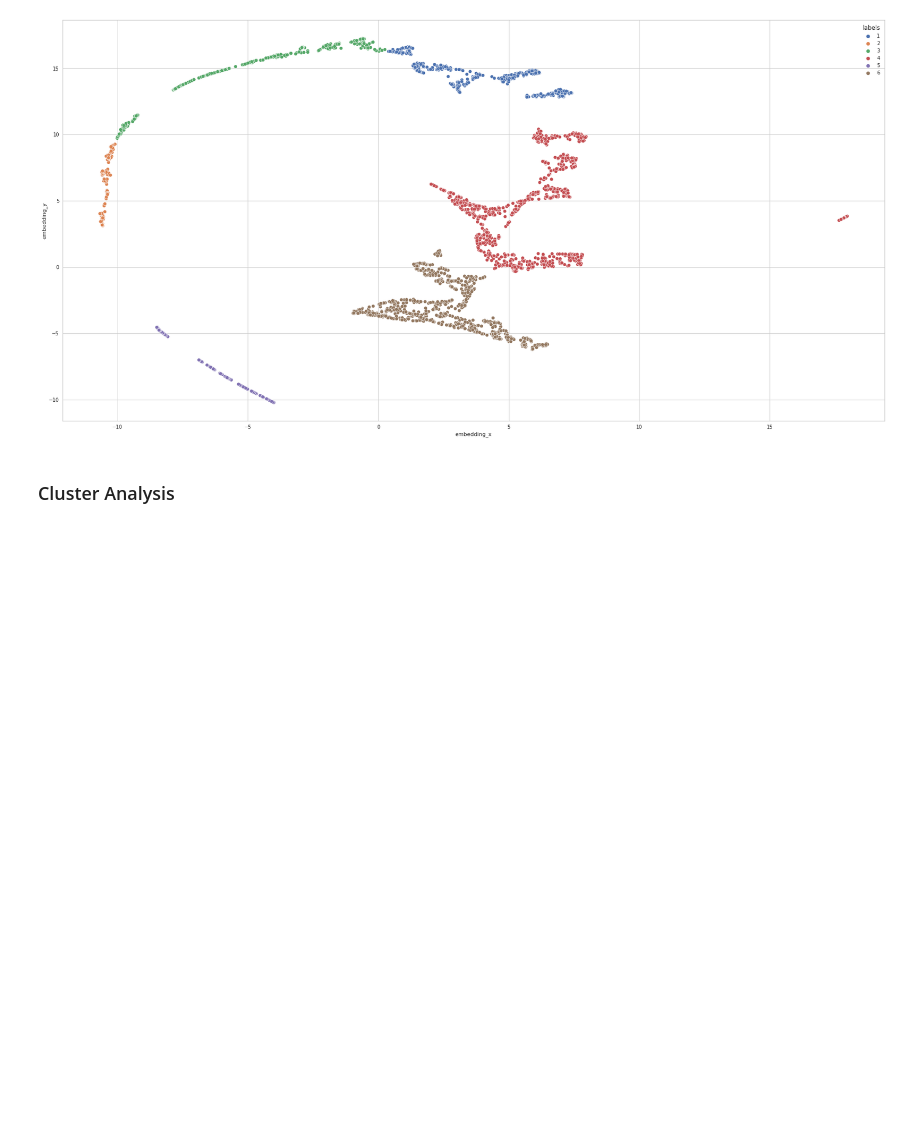
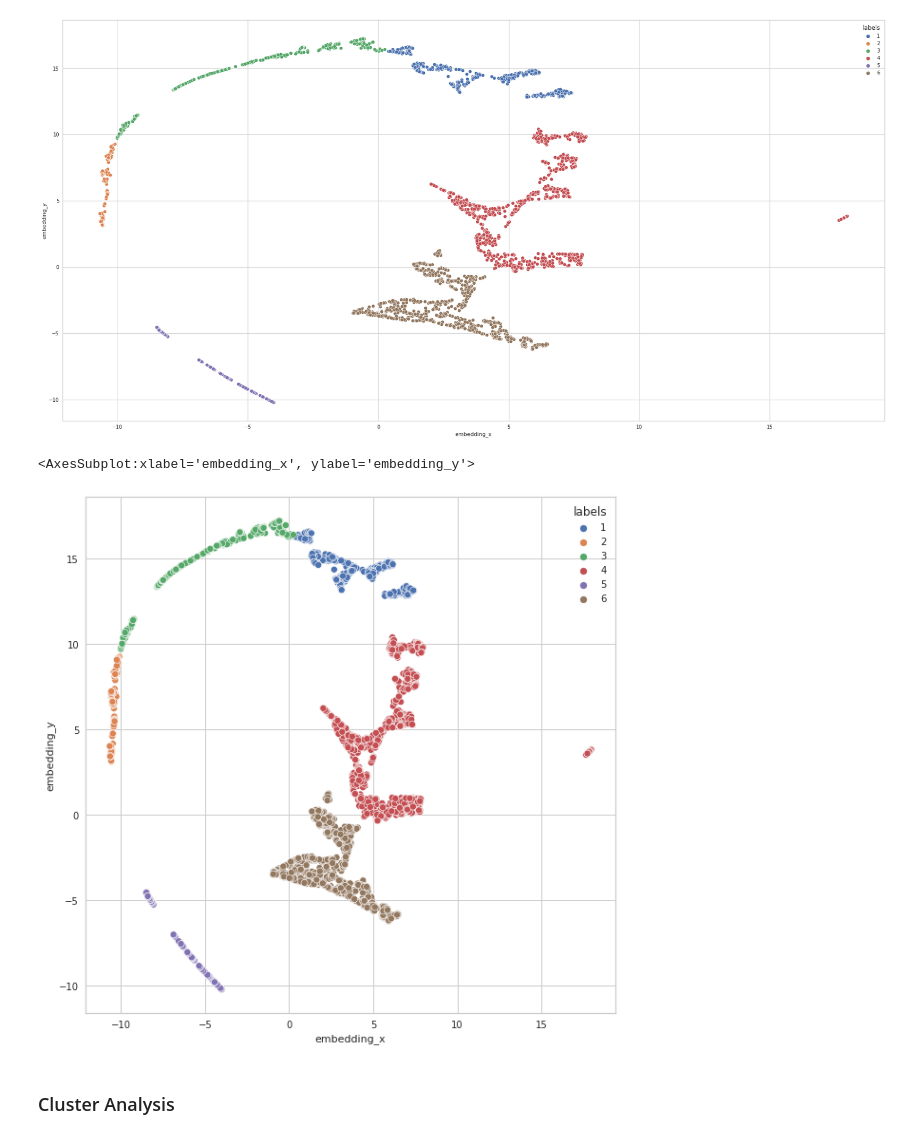
Before and after one commit to LucasBMedeiros/insiders_clustering, a Jupyter notebook: notebooks/insiders_clustering_crisp04_feature_engineering.ipynb, the cells around one changed output. Drawn from its saved outputs; the diff is of its cells as text; code cells hidden in the pictures; blank space fills up the shorter version.

```diff
--- a/notebooks/insiders_clustering_crisp04_feature_engineering.ipynb
+++ b/notebooks/insiders_clustering_crisp04_feature_engineering.ipynb
@@ -1114,6 +1117,13 @@ sns.scatterplot(x='embedding_x', y='embedding_y', hue='labels', data=X, palette=
 # %% [output]
 <AxesSubplot:xlabel='embedding_x', ylabel='embedding_y'>
 [figure]
+# %%
+# plot UMAP with labels
+plt.figure(figsize=(10,10))
+sns.scatterplot(x='embedding_x', y='embedding_y', hue='labels', data=X, palette='deep')
+# %% [output]
+<AxesSubplot:xlabel='embedding_x', ylabel='embedding_y'>
+[figure, added]
 # %% [markdown]
 ### Cluster Analysis
 # %%
```
Also changed, not shown: parts of 5 cells of this notebook, 1 other file.
